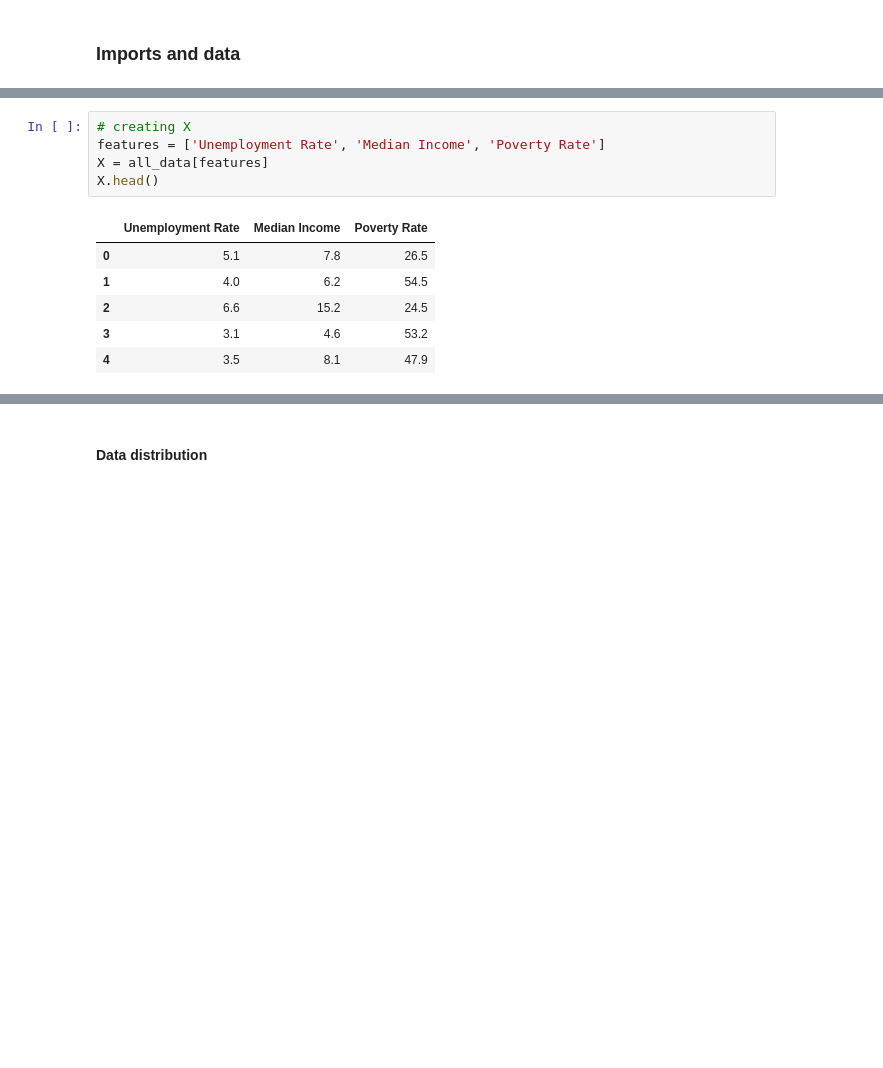
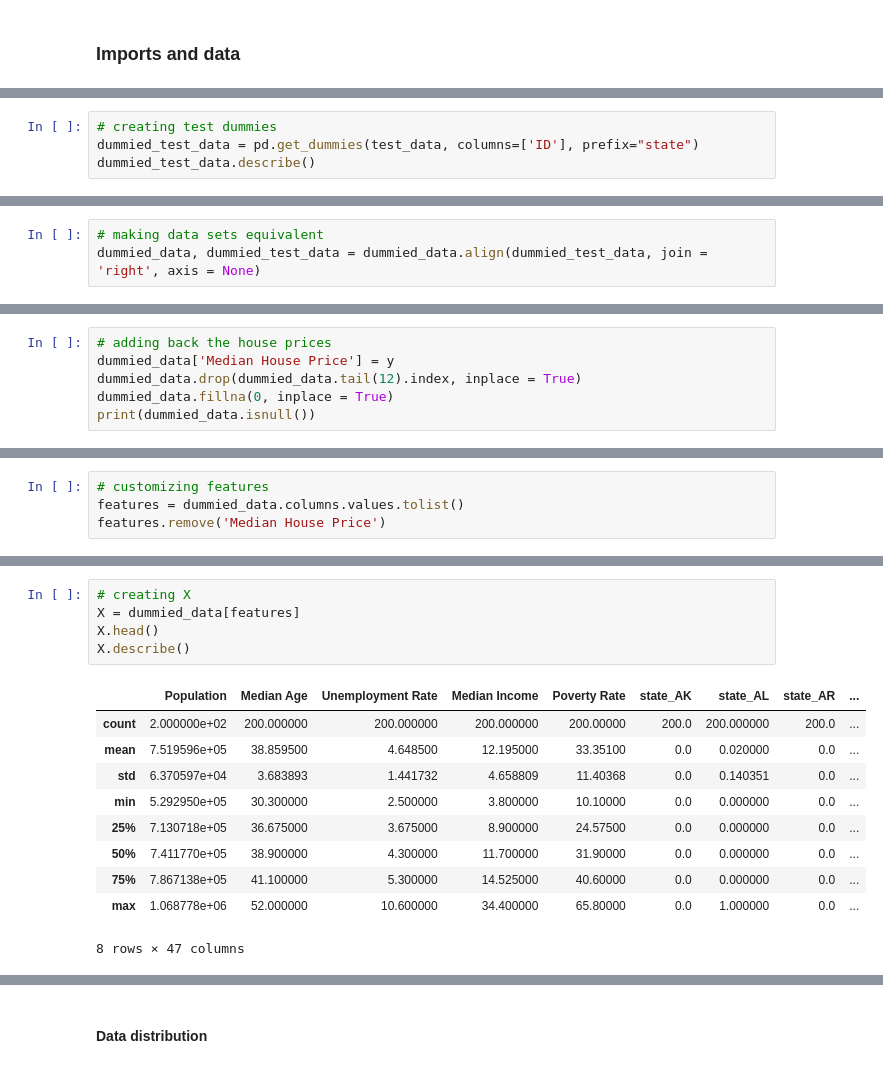
Before and after one commit to BoltStrike77/AIS-Summer-Comp, a Jupyter notebook: AIS-Summer.ipynb, the cells around one changed output, grey strips where cells are left out. Cells and saved outputs as stored; diff of their text form; blank space fills up the shorter version.

```diff
--- a/AIS-Summer.ipynb
+++ b/AIS-Summer.ipynb
@@ -45,0 +88,4 @@ Name: Median House Price, dtype: int64
+# %%
+# creating test dummies
+dummied_test_data = pd.get_dummies(test_data, columns=['ID'], prefix="state")
+dummied_test_data.describe()
@@ -45,0 +103,3 @@ Name: Median House Price, dtype: int64
+# %%
+# making data sets equivalent
+dummied_data, dummied_test_data = dummied_data.align(dummied_test_data, join = 'right', axis = None)
@@ -45,0 +121,6 @@ Name: Median House Price, dtype: int64
+# %%
+# adding back the house prices
+dummied_data['Median House Price'] = y
+dummied_data.drop(dummied_data.tail(12).index, inplace = True)
+dummied_data.fillna(0, inplace = True)
+print(dummied_data.isnull())
@@ -45,0 +145,4 @@ Name: Median House Price, dtype: int64
+# %%
+# customizing features
+features = dummied_data.columns.values.tolist()
+features.remove('Median House Price')
@@ -46,13 +160,17 @@ Name: Median House Price, dtype: int64
 # %%
 # creating X
-features = ['Unemployment Rate', 'Median Income', 'Poverty Rate']
-X = all_data[features]
+X = dummied_data[features]
 X.head()
+X.describe()
 # %% [output]
-|  | Unemployment Rate | Median Income | Poverty Rate |
-| 0 | 5.1 | 7.8 | 26.5 |
-| 1 | 4.0 | 6.2 | 54.5 |
-| 2 | 6.6 | 15.2 | 24.5 |
-| 3 | 3.1 | 4.6 | 53.2 |
-| 4 | 3.5 | 8.1 | 47.9 |
+|  | Population | Median Age | Unemployment Rate | Median Income | Poverty Rate | state_AK | state_AL | state_AR | ... |
+| count | 2.000000e+02 | 200.000000 | 200.000000 | 200.000000 | 200.00000 | 200.0 | 200.000000 | 200.0 | ... |
+| mean | 7.519596e+05 | 38.859500 | 4.648500 | 12.195000 | 33.35100 | 0.0 | 0.020000 | 0.0 | ... |
+| std | 6.370597e+04 | 3.683893 | 1.441732 | 4.658809 | 11.40368 | 0.0 | 0.140351 | 0.0 | ... |
+| min | 5.292950e+05 | 30.300000 | 2.500000 | 3.800000 | 10.10000 | 0.0 | 0.000000 | 0.0 | ... |
+| 25% | 7.130718e+05 | 36.675000 | 3.675000 | 8.900000 | 24.57500 | 0.0 | 0.000000 | 0.0 | ... |
+| 50% | 7.411770e+05 | 38.900000 | 4.300000 | 11.700000 | 31.90000 | 0.0 | 0.000000 | 0.0 | ... |
+| 75% | 7.867138e+05 | 41.100000 | 5.300000 | 14.525000 | 40.60000 | 0.0 | 0.000000 | 0.0 | ... |
+| max | 1.068778e+06 | 52.000000 | 10.600000 | 34.400000 | 65.80000 | 0.0 | 1.000000 | 0.0 | ... |
+8 rows × 47 columns
 # %% [markdown]
```
Also changed, not shown: parts of 30 cells of this notebook, 2 other files.
